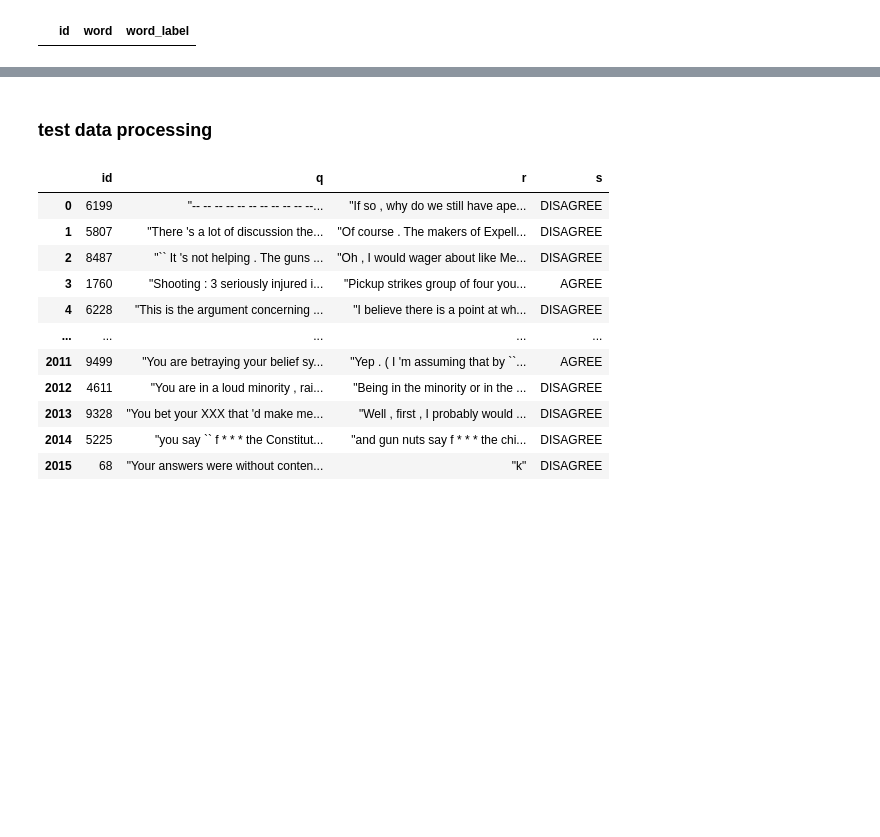
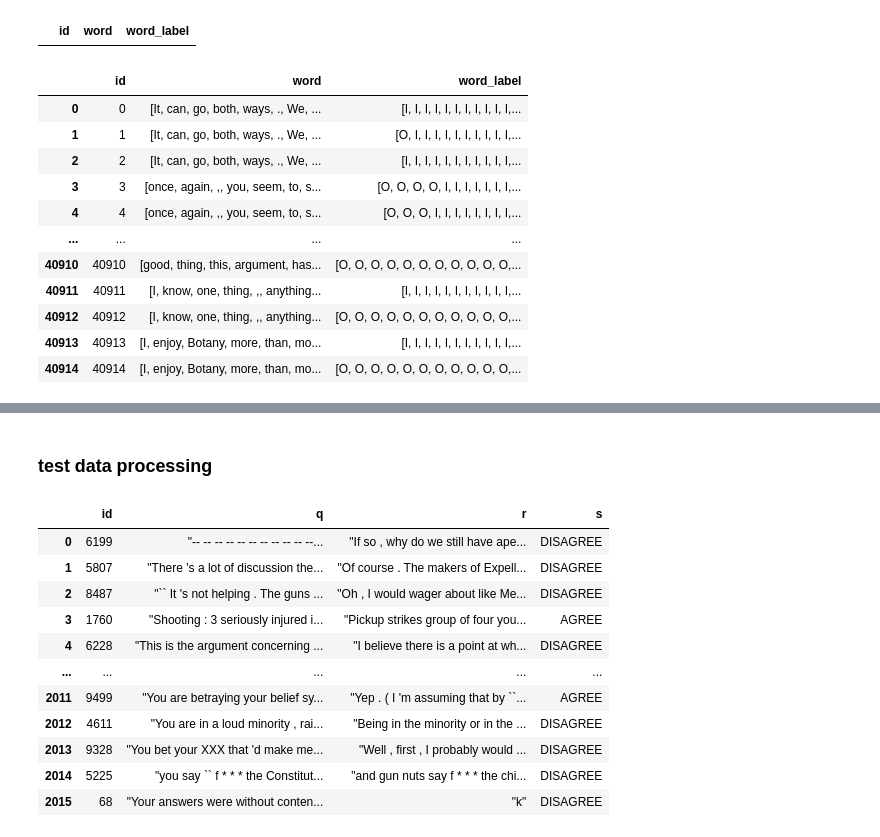
Before and after one commit to ChiuHsiaChang/IR_final, a Jupyter notebook: data_preprocessing.ipynb, the cells around one changed output, grey strips where cells are left out. Cells and saved outputs as stored; diff of their text form; code cells hidden in the pictures; blank space fills up the shorter version.

```diff
--- a/data_preprocessing.ipynb
+++ b/data_preprocessing.ipynb
@@ -218,3 +197,90 @@ df_final = pd.DataFrame(columns=['id','word','word_label'])
 df_final
 # %% [output]
 |  | id | word | word_label |
+# %%
+df_final=df_final.drop(index=df_final.index)
+from math import ceil
+len_final = 0
+# for i in range(0,10):
+for i in range(0,len(df)):
+#比较q和r加和是否有超过512，如果有的话，比较q和r哪个更长，选择更长的那个值作为除数，除以255，看要切分成几份
+    sentence = df.q[i] + [df.s[i]] + df.r[i]
+    if(len(sentence)>512):
+        if(len(df.q[i]) >= 256 and len(df.r[i]) >= 256):
+            max_len = max(len(df.q[i]),len(df.r[i]))
+            split_num = ceil(max_len/255)
+            q_split_len = ceil(len(df.q[i])/split_num)
+            r_split_len = ceil(len(df.r[i])/split_num)
+            split_start_q = 0
+            split_start_r = 0
+            for j in range(0,split_num):
+                if(j<split_num-1):
+                    sentence = df.q[i][split_start_q:split_start_q+q_split_len] + [df.s[i]] + df.r[i][split_start_r:split_start_r+r_split_len]
+                    sentence_label = df.word_label_q[i][split_start_q:split_start_q+q_split_len] + ['S'] + df.word_label_r[i][split_start_r:split_start_r+r_split_len]
+                else:
+                    sentence = df.q[i][split_start_q:] + [df.s[i]] + df.r[i][split_start_r:]
+                    sentence_label = df.word_label_q[i][split_start_q:] + ['S'] + df.word_label_r[i][split_start_r:]
+                df_final.at[len_final,'id'] = len_final
+#                 print(i,j,len(sentence),len(sentence_label))
+                df_final.at[len_final,'word'] = sentence.copy()
+                df_final.at[len_final,'word_label'] = sentence_label.copy()
+                split_start_q = split_start_q+q_split_len
+                split_start_r = split_start_r+r_split_len
+                len_final = len_final+1
+        elif(len(df.q[i])>256 and len(df.r[i])<256):
+            max_len = len(df.q[i])
+            split_num = ceil(max_len/255)
+            q_split_len = 255
+            split_start_q = 0
+            for j in range(0,split_num):
+                if(j<split_num-1):
+                    sentence = df.q[i][split_start_q:split_start_q+q_split_len] + [df.s[i]] + df.r[i]
+                    sentence_label = df.word_label_q[i][split_start_q:split_start_q+q_split_len] + ['S'] + df.word_label_r[i]
+                else:
+                    sentence = df.q[i][split_start_q:] + [df.s[i]] + df.r[i]
+                    sentence_label = df.word_label_q[i][split_start_q:] + ['S'] + df.word_label_r[i]
+                df_final.at[len_final,'id'] = len_final
+#                 print(i,j,'len_final:',len_final,len(sentence),sentence,len(sentence_label))
+                df_final.at[len_final,'word'] = sentence.copy()
+                df_final.at[len_final,'word_label'] = sentence_label.copy()
+                split_start_q = split_start_q+q_split_len
+                len_final = len_final+1
+        elif(len(df.q[i])<256 and len(df.r[i])>256):
+            max_len = len(df.r[i])
+            split_num = ceil(max_len/255)
+            r_split_len = 255
+            split_start_r = 0
+            for j in range(0,split_num):
+                if(j<split_num-1):
+                    sentence = df.q[i] + [df.s[i]] + df.r[i][split_start_r:split_start_r+r_split_len]
+                    sentence_label = df.word_label_q[i] + ['S'] + df.word_label_r[i][split_start_r:split_start_r+r_split_len]
+                else:
+                    sentence = df.q[i] + [df.s[i]] + df.r[i][split_start_r:]
+                    sentence_label = df.word_label_q[i] + ['S'] + df.word_label_r[i][split_start_r:]
+                df_final.at[len_final,'id'] = len_final
+#                 print(i,j,len(sentence),len(sentence_label))
+                df_final.at[len_final,'word'] = sentence.copy()
+                df_final.at[len_final,'word_label'] = sentence_label.copy()
+                split_start_r = split_start_r+r_split_len
+                len_final = len_final+1
+    else:
+        sentence_label = df.word_label_q[i] + ['S'] + df.word_label_r[i]
+        df_final.at[len_final,'id'] = len_final
+#         print(i,j,len(sentence),len(sentence_label))
+        df_final.at[len_final,'word'] = sentence.copy()
+        df_final.at[len_final,'word_label'] = sentence_label.copy()
+        len_final = len_final+1
+df_final
+# %% [output]
+|  | id | word | word_label |
+| 0 | 0 | [It, can, go, both, ways, ., We, ... | [I, I, I, I, I, I, I, I, I, I, I,... |
+| 1 | 1 | [It, can, go, both, ways, ., We, ... | [O, I, I, I, I, I, I, I, I, I, I,... |
+| 2 | 2 | [It, can, go, both, ways, ., We, ... | [I, I, I, I, I, I, I, I, I, I, I,... |
+| 3 | 3 | [once, again, ,, you, seem, to, s... | [O, O, O, O, I, I, I, I, I, I, I,... |
+| 4 | 4 | [once, again, ,, you, seem, to, s... | [O, O, O, I, I, I, I, I, I, I, I,... |
+| ... | ... | ... | ... |
+| 40910 | 40910 | [good, thing, this, argument, has... | [O, O, O, O, O, O, O, O, O, O, O,... |
+| 40911 | 40911 | [I, know, one, thing, ,, anything... | [I, I, I, I, I, I, I, I, I, I, I,... |
+| 40912 | 40912 | [I, know, one, thing, ,, anything... | [O, O, O, O, O, O, O, O, O, O, O,... |
+| 40913 | 40913 | [I, enjoy, Botany, more, than, mo... | [I, I, I, I, I, I, I, I, I, I, I,... |
+| 40914 | 40914 | [I, enjoy, Botany, more, than, mo... | [O, O, O, O, O, O, O, O, O, O, O,... |
```
Also changed, not shown: parts of 17 cells of this notebook, 8 other files.
